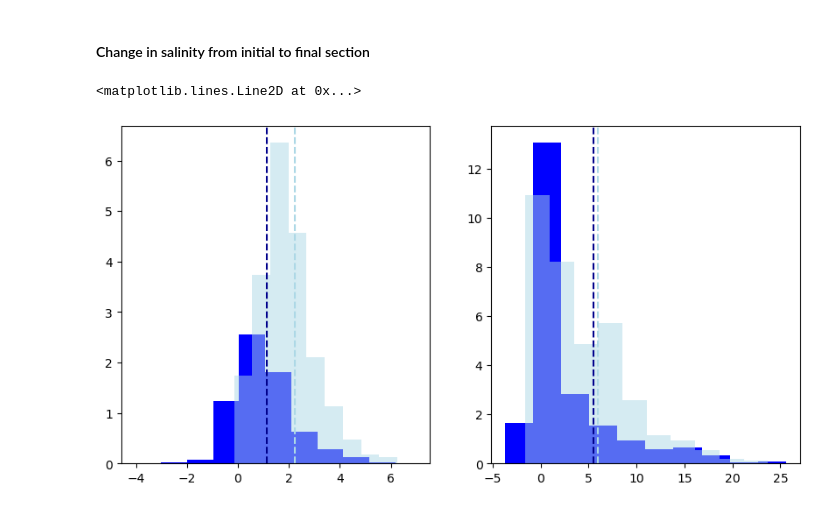
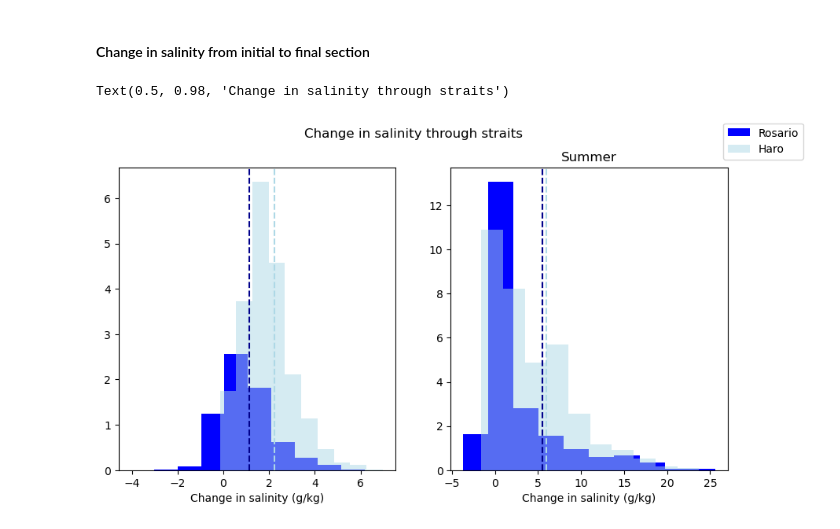
Before and after one commit to SalishSeaCast/analysis-camryn, a Jupyter notebook: Ariane/sum_wint_sectionplots.ipynb, the cells around one changed output. Drawn from its saved outputs; the diff is of its cells as text; code cells hidden in the pictures.

```diff
--- a/Ariane/sum_wint_sectionplots.ipynb
+++ b/Ariane/sum_wint_sectionplots.ipynb
@@ -1195,9 +1208,12 @@ lonWadm = 250
 lonEadm = 268
 latadm = 200
 
-fig,[[ax1,ax2],[ax3,ax4]] = plt.subplots(2,2,figsize=(8,6))
+fig,[[ax1,ax2],[ax3,ax4]] = plt.subplots(2,2,figsize=(8,8))
 plotTS(ax1,'sal',prtoadm_haro['final_lon'],prtoadm_haro['final_z'],prtoadm_haro['final_salt'],lonWadm,lonEadm,latadm,30,24,'',False,True,vmin=29,vmax=32)
 plotTS(ax2,'sal',prtoadm_ros['final_lon'],prtoadm_ros['final_z'],prtoadm_ros['final_salt'],lonWadm,lonEadm,latadm,30,24,'',True,False,vmin=29,vmax=32)
 plotTS(ax3,'sal',prtoadm_haro07['final_lon'],prtoadm_haro07['final_z'],prtoadm_haro07['final_salt'],lonWadm,lonEadm,latadm,30,24,'',False,True,vmin=29,vmax=32)
 plotTS(ax4,'sal',prtoadm_ros07['final_lon'],prtoadm_ros07['final_z'],prtoadm_ros07['final_salt'],lonWadm,lonEadm,latadm,30,24,'',True,False,vmin=29,vmax=32)
+fig.suptitle('PR to adm')
+ax1.set_title('Through Haro')
+ax2.set_title('Through Rosario')
 # %% [output]
@@ -1439,20 +1459,25 @@ initsal_thruharo = np.append(initsal_thruharo_int,gulftoadm_haro['init_salt'])
 # %%
 deltasal_thruharo = (sal_thruharo - initsal_thruharo)
 deltasal_thruros = (sal_thruros - initsal_thruros)
 deltasal_thruharo07 = (sal_thruharo07 - initsal_thruharo07)
 deltasal_thruros07 = (sal_thruros07 - initsal_thruros07)
 
 fig,[ax,ax2] = plt.subplots(1,2,figsize=(10,5))
 
-ax.hist(deltasal_thruros,bins=10,weights=transp_thruros/23/1000,color='blue',label='')
-ax.hist(deltasal_thruharo,bins=10,weights=transp_thruharo/23/1000,color='lightblue',alpha=0.5,label='')
+ax.hist(deltasal_thruros,bins=10,weights=transp_thruros/23/1000,color='blue',label='Rosario')
+ax.hist(deltasal_thruharo,bins=10,weights=transp_thruharo/23/1000,color='lightblue',alpha=0.5,label='Haro')
 ax.axvline(deltasal_thruros.mean(),color='darkblue',ls='--')
 ax.axvline(deltasal_thruharo.mean(),color='lightblue',ls='--')
+ax.set_xlabel('Change in salinity (g/kg)')
 
 ax2.hist(deltasal_thruros07,bins=10,weights=transp_thruros07/23/1000,color='blue',label='')
 ax2.hist(deltasal_thruharo07,bins=10,weights=transp_thruharo07/23/1000,color='lightblue',alpha=0.5,label='')
 ax2.axvline(deltasal_thruros07.mean(),color='darkblue',ls='--')
 ax2.axvline(deltasal_thruharo07.mean(),color='lightblue',ls='--')
+ax2.set_xlabel('Change in salinity (g/kg)')
+ax2.set_title('Summer')
+fig.legend()
+fig.suptitle('Change in salinity through straits')
 # %% [output]
-<matplotlib.lines.Line2D at 0x...>
+Text(0.5, 0.98, 'Change in salinity through straits')
-[figure, old version]
+[figure, new version]
```
Also changed, not shown: parts of 20 cells of this notebook.
